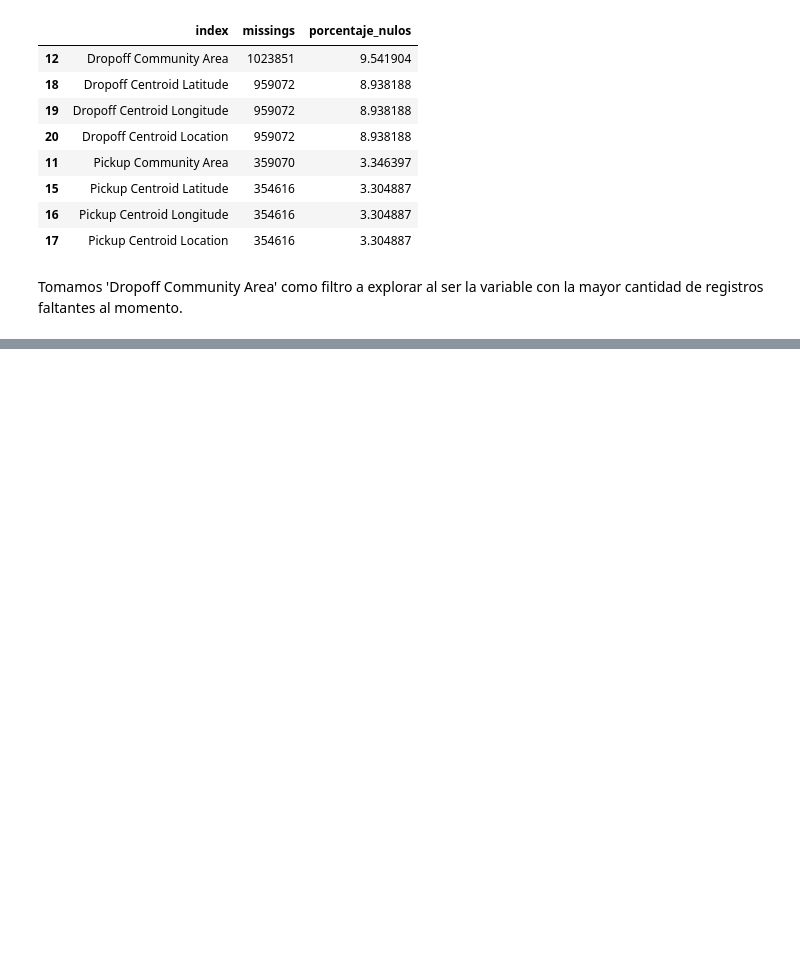
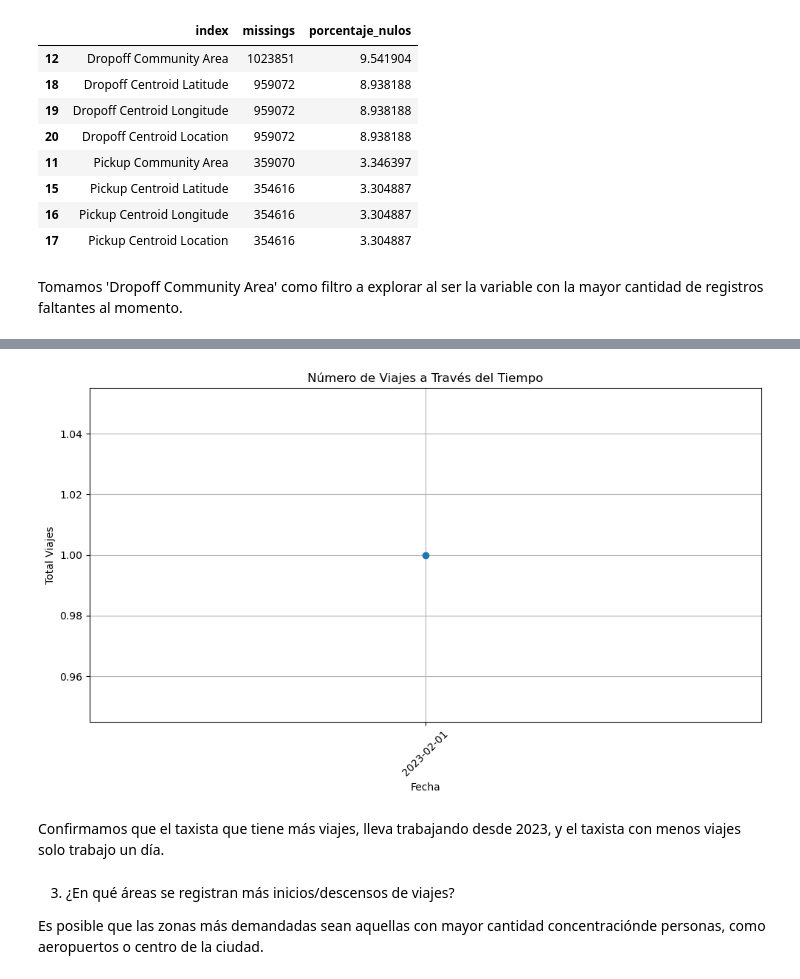
Before and after one commit to cuauhtemocbe/Taxi-GCP-Spark, a Jupyter notebook: Taxis_Trips_Prediction.ipynb, the cells around one changed output, grey strips where cells are left out. Saved outputs shown, nothing was run; the diff lists cells and outputs as text; code cells hidden in the pictures; blank space fills up the shorter version.

```diff
--- a/Taxis_Trips_Prediction.ipynb
+++ b/Taxis_Trips_Prediction.ipynb
@@ -676,0 +685,31 @@ sqlContext.sql(query).show()
+# %%
+# Obtener el Taxi ID con menos viajes
+taxista_notop_viajes = num_viajes.orderBy('Total viajes', ascending=True).first()['Taxi ID']
+taxista_df_menosviajes = df.filter(col('Taxi ID') == taxista_notop_viajes)
+trips_by_month = taxista_df_menosviajes.groupBy(year('Trip Start Timestamp').alias('Año'),
+                                               month('Trip Start Timestamp').alias('Mes')) \
+                                       .agg(count('Trip ID').alias('Total Viajes')) \
+                                       .orderBy('Año', 'Mes')
+# %%
+trips_by_month_df = trips_by_month.toPandas()
+trips_by_month_df["Dia"] = 1
+trips_by_month_df['fecha'] = trips_by_month_df['Año'].astype(str) + '-' + trips_by_month_df['Mes'].astype(str).str.zfill(2) + '-' + trips_by_month_df['Dia'].astype(str).str.zfill(2)
+# %%
+# Graficar
+plt.figure(figsize=(10, 6))
+plt.plot(trips_by_month_df['fecha'], trips_by_month_df['Total Viajes'], marker='o', linestyle='-')
+plt.title('Número de Viajes a Través del Tiempo')
+plt.xlabel('Fecha')
+plt.ylabel('Total Viajes')
+plt.xticks(rotation=45)
+plt.grid()
+plt.tight_layout()
+plt.show()
+# %% [output]
+[figure, added]
+# %% [markdown]
+Confirmamos que el taxista que tiene más viajes, lleva trabajando desde 2023, y el taxista con menos viajes solo trabajo un día.
+# %% [markdown]
+3. ¿En qué áreas se registran más inicios/descensos de viajes?
+
+Es posible que las zonas más demandadas sean aquellas con mayor cantidad concentraciónde personas, como aeropuertos o centro de la ciudad.
```
Also changed, not shown: parts of 79 cells of this notebook.
